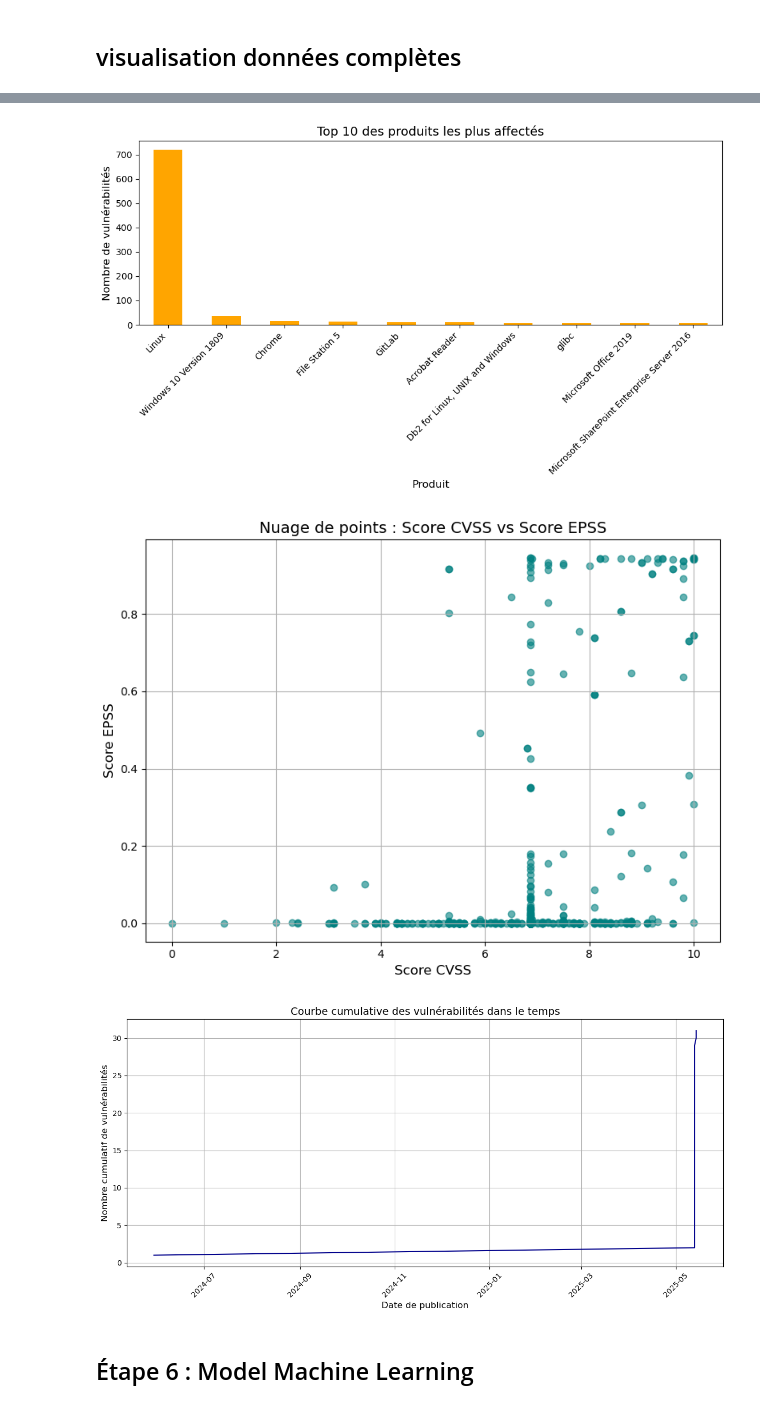
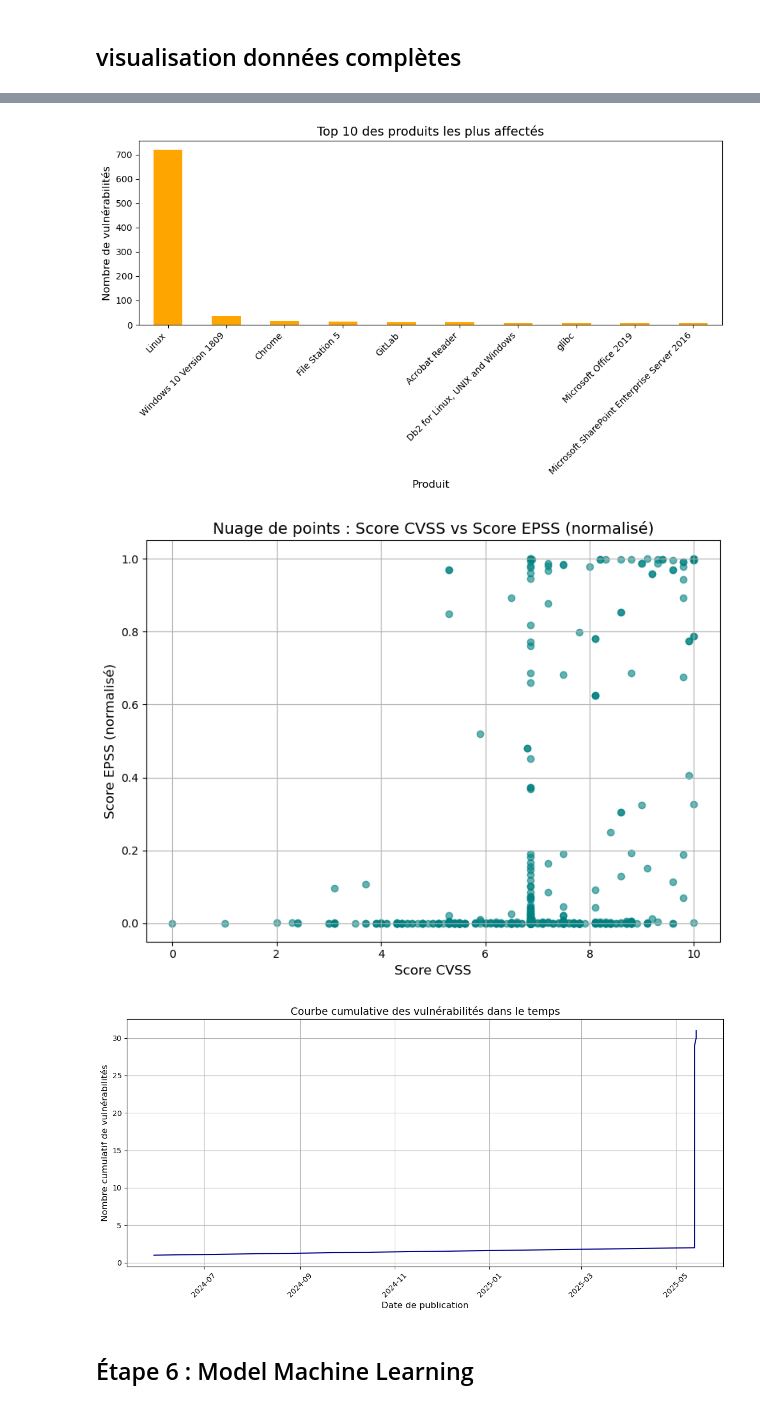
Before and after one commit to AdrienAssd/AdrienAssd-ANSSI_CVE_IA, a Jupyter notebook: ANSSI_CVE_IA.ipynb, the cells around one changed output, grey strips where cells are left out. Saved outputs shown, nothing was run; the diff lists cells and outputs as text; code cells hidden in the pictures.

```diff
--- a/ANSSI_CVE_IA.ipynb
+++ b/ANSSI_CVE_IA.ipynb
@@ -531,6 +526,16 @@ import matplotlib.pyplot as plt
 
 # Charger le fichier CSV
 df = pd.read_csv("data_complet.csv", sep=';')
+
+# Conversion des champs numériques
+df['Score CVSS'] = pd.to_numeric(df['Score CVSS'], errors='coerce')
+df['Score EPSS'] = pd.to_numeric(df['Score EPSS'], errors='coerce')
+
+# Création du score EPSS normalisé si pas déjà dans le fichier
+if 'EPSS normalisé' not in df.columns:
+    epss_min = df['Score EPSS'].min()
+    epss_max = df['Score EPSS'].max()
+    df['EPSS normalisé'] = (df['Score EPSS'] - epss_min) / (epss_max - epss_min)
 
 # 1. Histogramme des scores CVSS
 plt.figure(figsize=(8,5))
@@ -553,13 +558,13 @@ plt.ylabel("")
 plt.tight_layout()
 plt.show()
 
-# 3. Courbe des scores EPSS
-df_sorted = df.sort_values("Score EPSS", ascending=False)
+# 3. Courbe des scores EPSS normalisés
+df_sorted = df.sort_values("EPSS normalisé", ascending=False)
 plt.figure(figsize=(10,5))
-plt.plot(df_sorted['Score EPSS'].dropna().values, marker='o')
-plt.title("Courbe des scores EPSS", fontsize=14)
+plt.plot(df_sorted['EPSS normalisé'].dropna().values, marker='o')
+plt.title("Courbe des scores EPSS normalisés", fontsize=14)
 plt.xlabel("Vulnérabilités (triées)", fontsize=12)
-plt.ylabel("Score EPSS", fontsize=12)
+plt.ylabel("Score EPSS (normalisé)", fontsize=12)
 plt.xticks(fontsize=10)
 plt.yticks(fontsize=10)
 plt.grid(True)
@@ -578,16 +583,13 @@ plt.yticks(fontsize=10)
 plt.tight_layout()
 plt.show()
 
-# 5. Nuage de points Score CVSS vs Score EPSS
-df['Score CVSS'] = pd.to_numeric(df['Score CVSS'], errors='coerce')
-df['Score EPSS'] = pd.to_numeric(df['Score EPSS'], errors='coerce')
-df_clean = df.dropna(subset=['Score CVSS', 'Score EPSS'])
-
+# 5. Nuage de points : Score CVSS vs EPSS normalisé
+df_clean = df.dropna(subset=['Score CVSS', 'EPSS normalisé'])
 plt.figure(figsize=(8,6))
-plt.scatter(df_clean['Score CVSS'], df_clean['Score EPSS'], alpha=0.6, color='teal')
-plt.title("Nuage de points : Score CVSS vs Score EPSS", fontsize=14)
+plt.scatter(df_clean['Score CVSS'], df_clean['EPSS normalisé'], alpha=0.6, color='teal')
+plt.title("Nuage de points : Score CVSS vs Score EPSS (normalisé)", fontsize=14)
 plt.xlabel("Score CVSS", fontsize=12)
-plt.ylabel("Score EPSS", fontsize=12)
+plt.ylabel("Score EPSS (normalisé)", fontsize=12)
 plt.grid(True)
 plt.xticks(fontsize=10)
 plt.yticks(fontsize=10)
@@ -596,13 +598,13 @@ plt.show()
 
 # 6. Courbe cumulative des vulnérabilités dans le temps
 df['Date de publication'] = pd.to_datetime(df['Date de publication'], errors='coerce')
-df_clean = df.dropna(subset=['Date de publication']).copy()
-df_clean['Date de publication'] = df_clean['Date de publication'].dt.tz_localize(None)
-df_sorted = df_clean.sort_values('Date de publication').copy()
-df_sorted['Cumul'] = range(1, len(df_sorted) + 1)
+df_clean_date = df.dropna(subset=['Date de publication']).copy()
+df_clean_date['Date de publication'] = df_clean_date['Date de publication'].dt.tz_localize(None)
+df_sorted_date = df_clean_date.sort_values('Date de publication').copy()
+df_sorted_date['Cumul'] = range(1, len(df_sorted_date) + 1)
 
 plt.figure(figsize=(12,6))
-plt.plot(df_sorted['Date de publication'], df_sorted['Cumul'], color='darkblue')
+plt.plot(df_sorted_date['Date de publication'], df_sorted_date['Cumul'], color='darkblue')
 plt.title("Courbe cumulative des vulnérabilités dans le temps", fontsize=14)
 plt.xlabel("Date de publication", fontsize=12)
 plt.ylabel("Nombre cumulatif de vulnérabilités", fontsize=12)
@@ -618,5 +620,5 @@ plt.show()
 [figure]
-[figure, old version]
+[figure, new version]
 [figure]
 # %% [markdown]
 ## Étape 6 : Model Machine Learning
```
Also changed, not shown: parts of 5 cells of this notebook, 1 other file.
